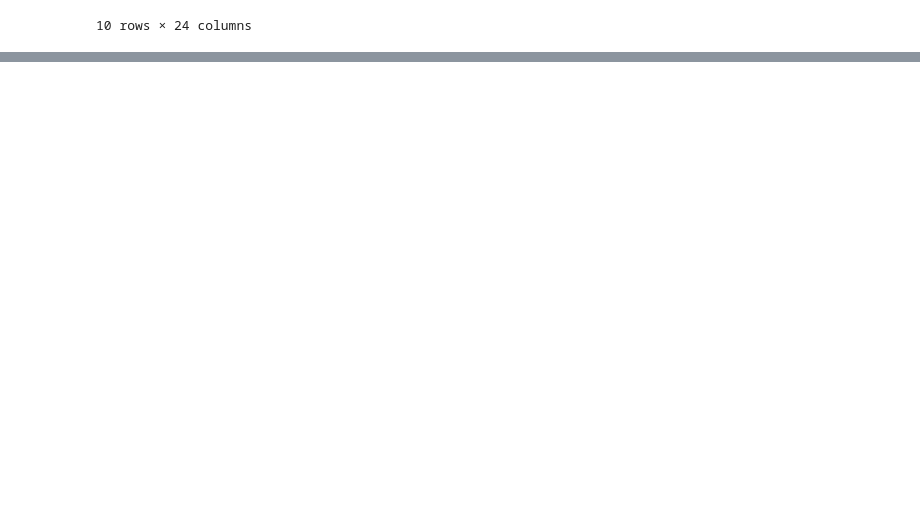
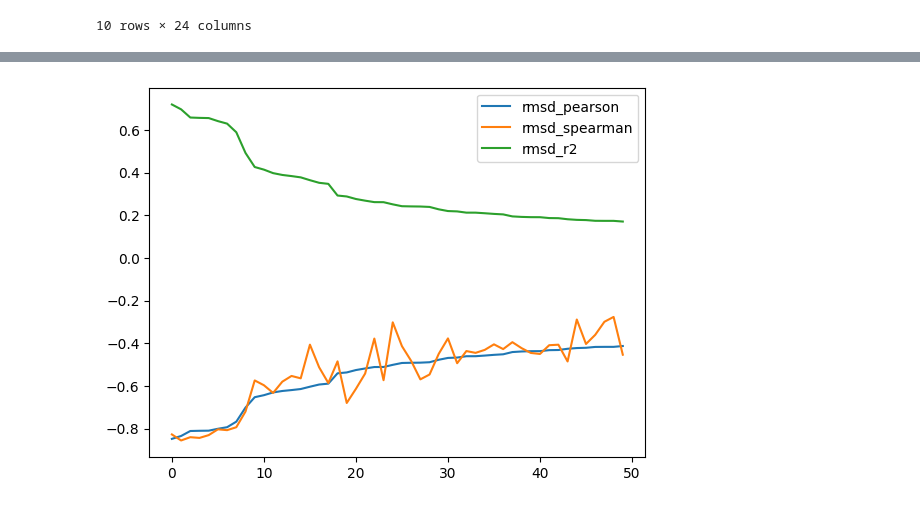
Before and after one commit to Popov-Lab-UNC/mockdock, a Jupyter notebook: chembl-download.ipynb, the cells around one changed output, grey strips where cells are left out. Saved outputs shown, nothing was run; the diff lists cells and outputs as text; code cells hidden in the pictures; blank space fills up the shorter version.

```diff
--- a/chembl-download.ipynb
+++ b/chembl-download.ipynb
@@ -64,0 +53,3 @@ Chem.MolFromSmiles("C1=CC=C2NN=CC2=C1")
+# %%
+jan14_run = pd.read_csv('benchmark_runs/run_20260114_082857/run_summary.csv')
+jan14_run[(jan14_run['success_rate_rmsd'] > 80.0) & (jan14_run['n_compounds_matched_2d'] > 20.0)].sort_values(by='rmsd_pearson', ascending=True).head(50)
@@ -64,0 +75,13 @@ Chem.MolFromSmiles("C1=CC=C2NN=CC2=C1")
+# %%
+import matplotlib.pyplot as plt
+
+# Filter and sort the dataframe as described
+sorted_df = jan14_run[(jan14_run['success_rate_rmsd'] > 80.0) & (jan14_run['n_compounds_matched_2d'] > 20.0)].sort_values(by='rmsd_pearson', ascending=True).head(50)
+
+plt.plot(sorted_df.reset_index(drop=True).index, sorted_df['rmsd_pearson'], label='rmsd_pearson')
+plt.plot(sorted_df.reset_index(drop=True).index, sorted_df['rmsd_spearman'], label='rmsd_spearman')
+plt.plot(sorted_df.reset_index(drop=True).index, sorted_df['rmsd_r2'], label='rmsd_r2')
+plt.legend()
+plt.show()
+# %% [output]
+[figure, added]
```
Also changed, not shown: parts of 5 cells of this notebook, 17 other files.
